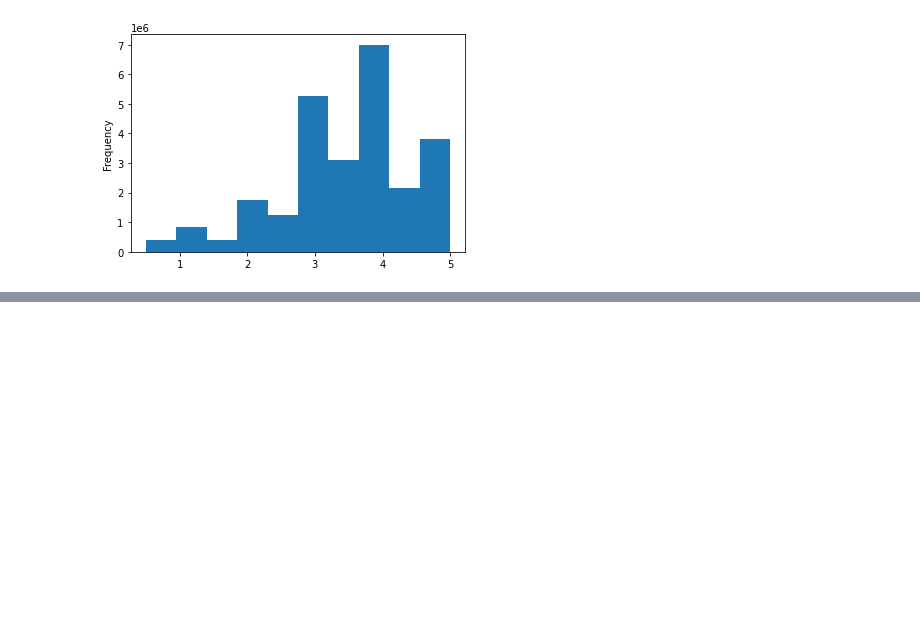
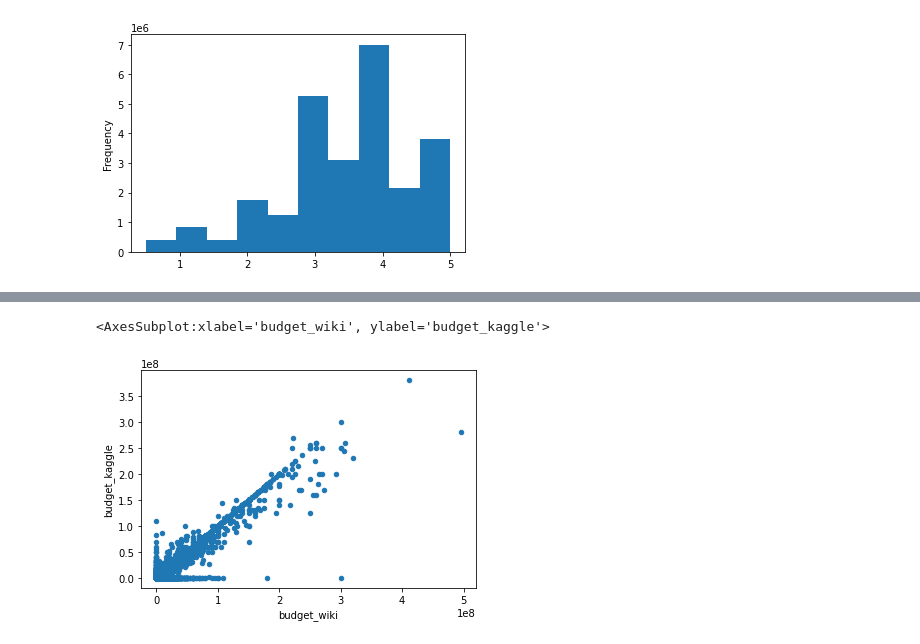
Before and after one commit to jose-perth/Movies-ETL, a Jupyter notebook: movies_etl.ipynb, the cells around one changed output, grey strips where cells are left out. Saved outputs shown, nothing was run; the diff lists cells and outputs as text; code cells hidden in the pictures; blank space fills up the shorter version.

```diff
--- a/movies_etl.ipynb
+++ b/movies_etl.ipynb
@@ -775,0 +859,8 @@ Name: rating, dtype: float64
+# %%
+df1 = 'budget_wiki'
+df2 = 'budget_kaggle'
+movies_df[movies_df[df1] != movies_df[df2]][[df1,df2]]
+movies_df.fillna(0).plot(x=df1, y=df2, kind='scatter')
+# %% [output]
+<AxesSubplot:xlabel='budget_wiki', ylabel='budget_kaggle'>
+[figure, added]
```
Also changed, not shown: parts of 27 cells of this notebook.
